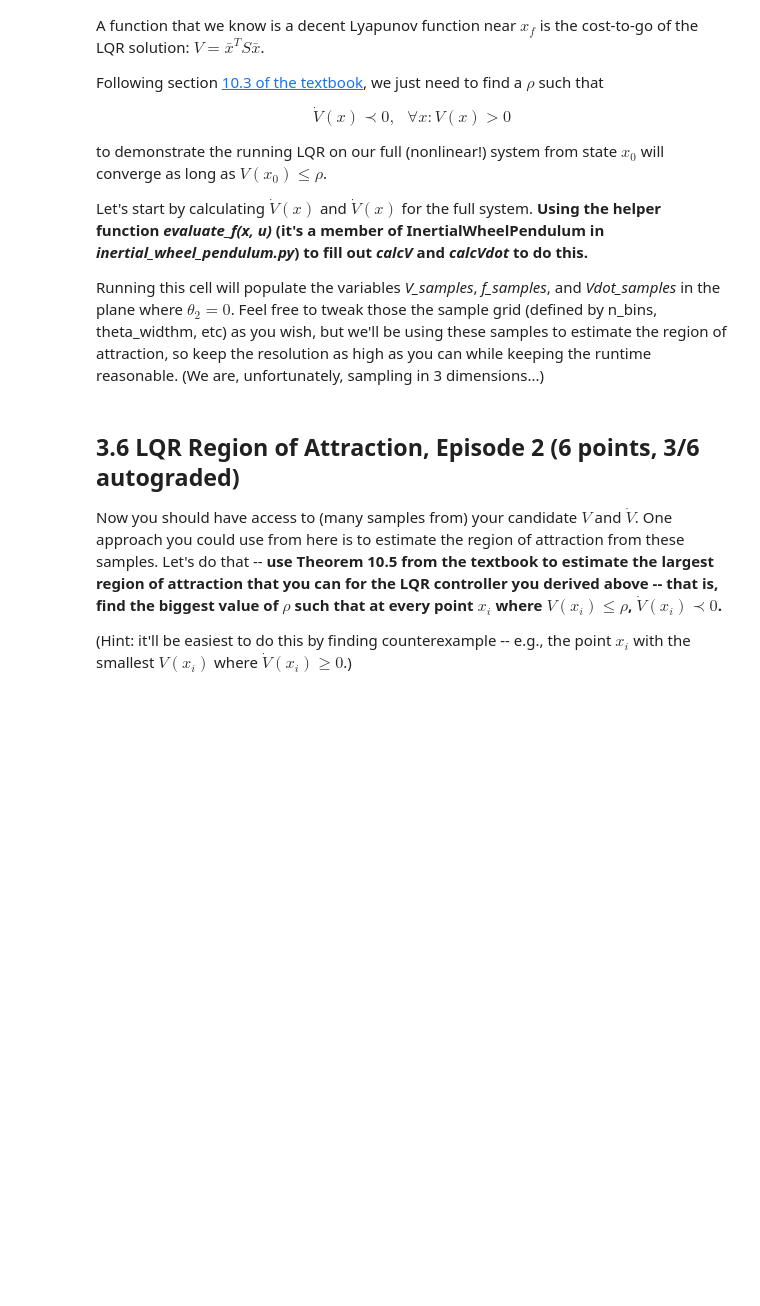
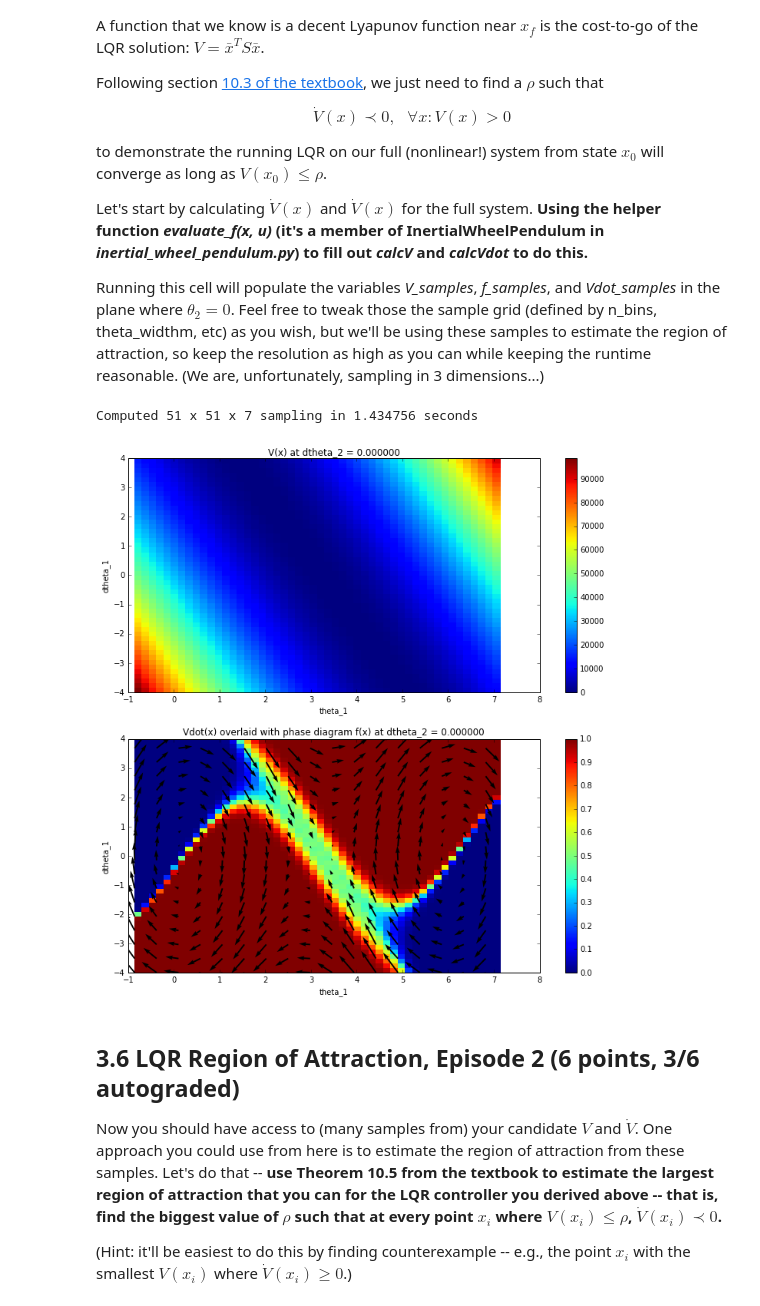
Before and after one commit to Raiszo/underactuated_6.832, a Jupyter notebook: set_3_code/set_3.ipynb, the cells around one changed output. Saved outputs shown, nothing was run; the diff lists cells and outputs as text; code cells hidden in the pictures; blank space fills up the shorter version.

```diff
--- a/set_3_code/set_3.ipynb
+++ b/set_3_code/set_3.ipynb
@@ -702,40 +711,46 @@ import time
 def calcF(xn):
     # Feel free to bring in whatever
     # global variables you need, e.g.:
-    global pendulum_plant
+    global pendulum_plant, xf, K
 
     '''
     Code submission for 3.5: populate
     this function to calculate the closed-loop
     system dynamics f(x) at the input point.
     '''
-    return np.zeros(4)
+    x = np.array(xn) - xf
+    u = np.array(lqr_controller(xn))
+    return pendulum_plant.evaluate_f(u, np.array(xn))
 
 # Calculates V(xn)
 def calcV(xn):
     # Feel free to bring in whatever
     # global variables you need
+    global xf, S
 
     '''
     Code submission for 3.5: populate
     this function to calculate V(x)
     at the input point.
     '''
-
-    return 0.
+    x = np.array(xn) - xf
+    return x.T.dot(S).dot(x)
 
 # Calculates \dot{V}(xn).
 def calcVdot(xn):
     # Feel free to bring in whatever
     # global variables you need
+    global xf, pendulum_plant
 
     '''
     Code submission for 3.5: populate
     this function to calculate Vdot(x)
     at the input point.
     '''
-
-    return 0.
+    x = np.array(xn) - xf
+    u = np.array(lqr_controller(xn))
+    xd = pendulum_plant.evaluate_f(u, np.array(xn))
+    return xd.T.dot(S).dot(x) + x.T.dot(S).dot(xd)
 
 start_time = time.time()
 
@@ -748,7 +763,7 @@ start_time = time.time()
 # as possible while still giving reasonable results.
 # Feel free to increase if your computer and patience
 # can handle it.)
-n_bins = 41
+n_bins = 51
 n_bins_theta2d = 7
 # For theta and thetad, we only need to span
 # a small region around the fixed point
@@ -776,6 +791,8 @@ Vdot_samples = calc_over_array(calcVdot)
 
 elapsed = time.time() - start_time
 print "Computed %d x %d x %d sampling in %f seconds" % (n_bins, n_bins, n_bins_theta2d, elapsed)
+# %% [output]
+Computed 51 x 51 x 7 sampling in 1.434756 seconds
 # %%
 # This cell plots the samples using color-coded plots.
 # Color coding:
@@ -793,33 +810,38 @@ plt.figure().set_size_inches(12,12)
 
 # Plot V
 Xplot, Yplot = np.meshgrid(x, y)
 plt.subplot(2, 1, 1)
 plt.pcolormesh(Xplot, Yplot, V_samples[:, :, theta2d_plotting_slice])
 plt.title("V(x) at dtheta_2 = %f" % z[theta2d_plotting_slice])
+plt.colorbar()
 plt.xlabel("theta_1")
 plt.ylabel("dtheta_1")
 
 # Plot Vdot
 # Use a sigmoid to try to squash the huge range of Vdot
 # into something more visually appealing.
 def sigmoid(x):
     return 1 / (1 + np.exp(-x/1000.))
 
 plt.subplot(2, 1, 2)
 Vdot_viz = sigmoid(Vdot_samples[:, :, theta2d_plotting_slice])
 plt.pcolormesh(Xplot, Yplot, Vdot_viz, vmin=0, vmax=1.0)
+# plt.pcolormesh(Xplot, Yplot, Vdot_samples[:, :, theta2d_plotting_slice])
 plt.title("Vdot(x) overlaid with phase diagram f(x) at dtheta_2 = %f" % z[theta2d_plotting_slice])
+plt.colorbar()
 plt.xlabel("theta_1")
 plt.ylabel("dtheta_1")
 
 # Don't plot a quiver arrow at *every* point, but instead
 # every ds points
 # (lower = more quiver arrows)
 ds = 3
 plt.quiver(Xplot[::ds, ::ds],
            Yplot[::ds, ::ds],
            f_samples[::ds, ::ds,
            theta2d_plotting_slice, 0], f_samples[::ds, ::ds, theta2d_plotting_slice, 2]);
+# %% [output]
+[figure, added]
 # %% [markdown]
 ## 3.6 LQR Region of Attraction, Episode 2 (6 points, 3/6 autograded)
 
```
Also changed, not shown: parts of 4 cells of this notebook, 1 other file.
